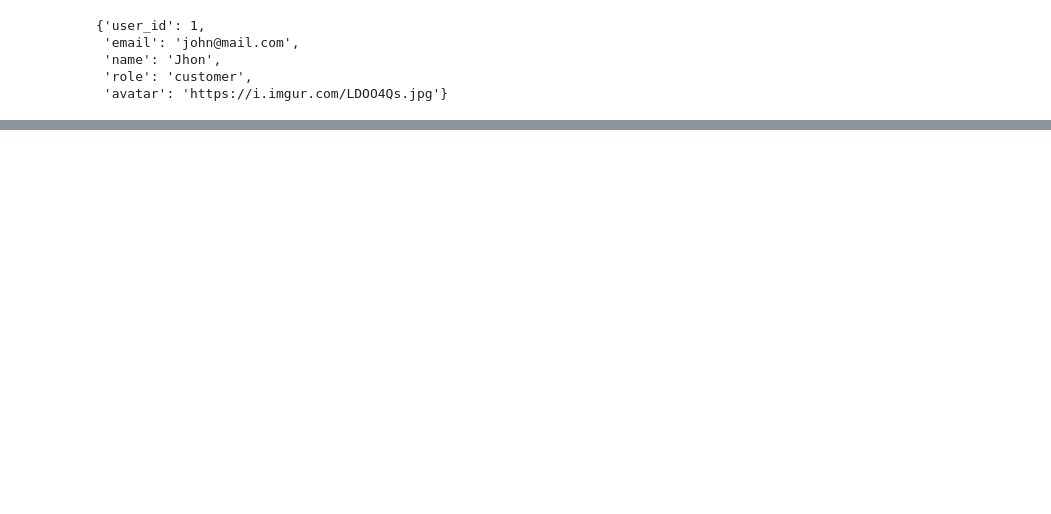
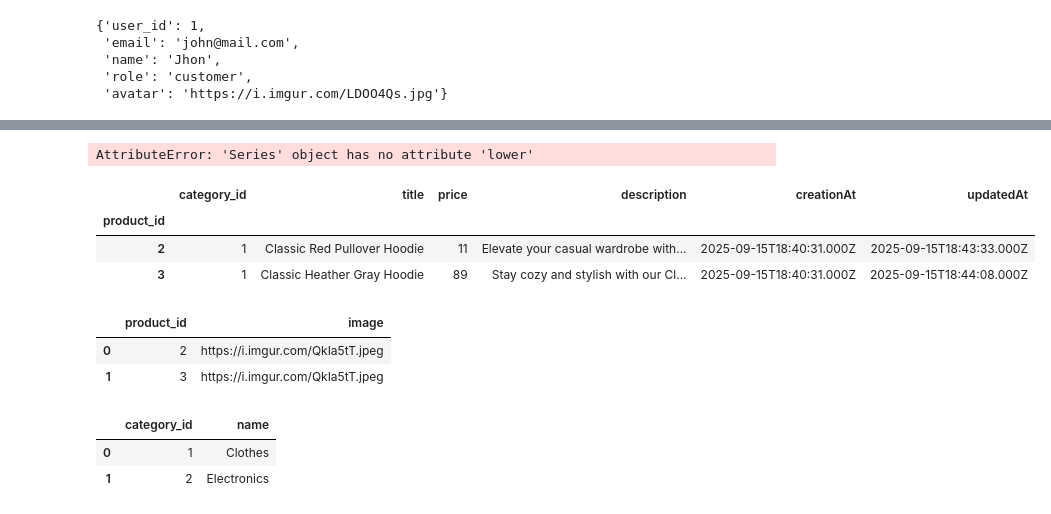
Before and after one commit to javomode/platzi-pipeline, a Jupyter notebook: script.ipynb, the cells around one changed output, grey strips where cells are left out. Cells and saved outputs as stored; diff of their text form; code cells hidden in the pictures; blank space fills up the shorter version.

```diff
--- a/script.ipynb
+++ b/script.ipynb
@@ -268,0 +322,23 @@ for user_id in user_df.index:
+# %%
+user_df.name.lower()
+# %% [output]
+AttributeError: 'Series' object has no attribute 'lower'
+# %%
+df_products.head(2)
+# %% [output]
+|  | category_id | title | price | description | creationAt | updatedAt |
+| product_id |  |  |  |  |  |  |
+| 2 | 1 | Classic Red Pullover Hoodie | 11 | Elevate your casual wardrobe with... | 2025-09-15T18:40:31.000Z | 2025-09-15T18:43:33.000Z |
+| 3 | 1 | Classic Heather Gray Hoodie | 89 | Stay cozy and stylish with our Cl... | 2025-09-15T18:40:31.000Z | 2025-09-15T18:44:08.000Z |
+# %%
+df_products_images.head(2)
+# %% [output]
+|  | product_id | image |
+| 0 | 2 | https://i.imgur.com/QkIa5tT.jpeg |
+| 1 | 3 | https://i.imgur.com/QkIa5tT.jpeg |
+# %%
+df_category.head(2)
+# %% [output]
+|  | category_id | name |
+| 0 | 1 | Clothes |
+| 1 | 2 | Electronics |
```
Also changed, not shown: parts of 14 cells of this notebook, 2 other files.
